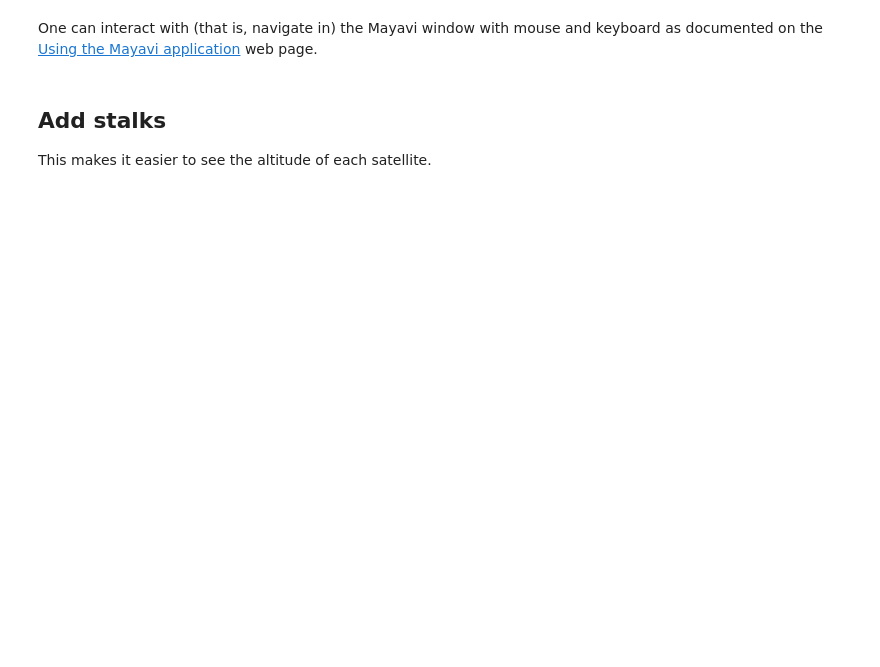
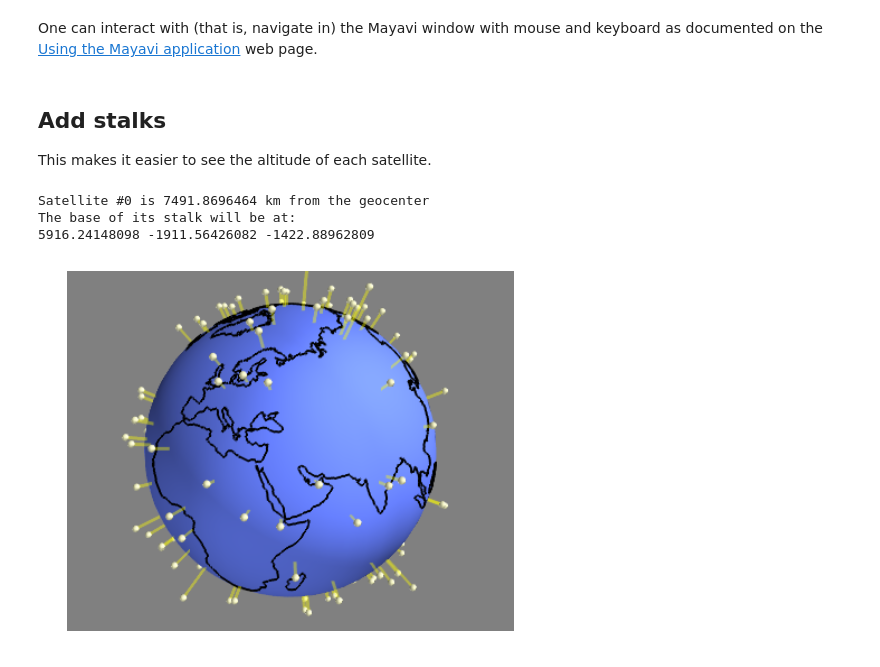
Before and after one commit to skyfielders/astronomy-notebooks, a Jupyter notebook: Interactive-3D-Earth-Satellites.ipynb, the cells around one changed output. Cells and saved outputs as stored; diff of their text form; code cells hidden in the pictures; blank space fills up the shorter version.

Commit message:
Add inline images to 3D satellite notebook

```diff
--- a/Interactive-3D-Earth-Satellites.ipynb
+++ b/Interactive-3D-Earth-Satellites.ipynb
@@ -2,0 +1,7 @@
+# %%
+take_screenshots = True
+# %%
+%pylab wx
+if take_screenshots:
+    %pylab inline
+    rcParams['figure.figsize'] = (8.0, 8.0)
@@ -91,6 +103,9 @@ mlab.clf()
 # %%
 def recenter():
     mlab.view(distance=3e4, focalpoint=(0.0, 0.0, 0.0))
+    if take_screenshots:
+        imshow(mlab.screenshot(antialiased=True))
+        axis('off')
 # %%
 from mayavi.sources.builtin_surface import BuiltinSurface
 
@@ -136,27 +155,35 @@ This makes it easier to see the altitude of each satellite.
 # from the center of the earth.
 
 distance = np.sqrt((position * position).sum(axis=0))
-stalk_base = position / distance * r
+xb, yb, zb = position / distance * r
 
 print 'Satellite #0 is', distance[0], 'km from the geocenter'
 print 'The base of its stalk will be at:'
-print stalk_base[:,0]
+print xb[0], yb[0], zb[0]
+# %% [output]
+Satellite #0 is 7491.8696464 km from the geocenter
+The base of its stalk will be at:
+5916.24148098 -1911.56426082 -1422.88962809
 # %%
+x, y, z = position
+
 src = mlab.pipeline.scalar_scatter(
-    np.hstack([stalk_base[0], position[0]]),
-    np.hstack([stalk_base[1], position[1]]),
-    np.hstack([stalk_base[2], position[2]]),
+    np.hstack([xb, x]),
+    np.hstack([yb, y]),
+    np.hstack([zb, z]),
     )
 
 src.mlab_source.dataset.lines = np.array([
-    [i, i + len(satellites)] for i in range(len(satellites))
+    [i, i + len(x)] for i in range(len(x))
     ])
 
 # The stripper filter cleans up connected lines
 lines = mlab.pipeline.stripper(src)
 
 # Finally, display the set of lines
 mlab.pipeline.surface(lines, color=yellow, line_width=3,
                       opacity=0.4)
 
 recenter()
+# %% [output]
+[figure, added]
```
Also changed, not shown: parts of 6 cells of this notebook.
